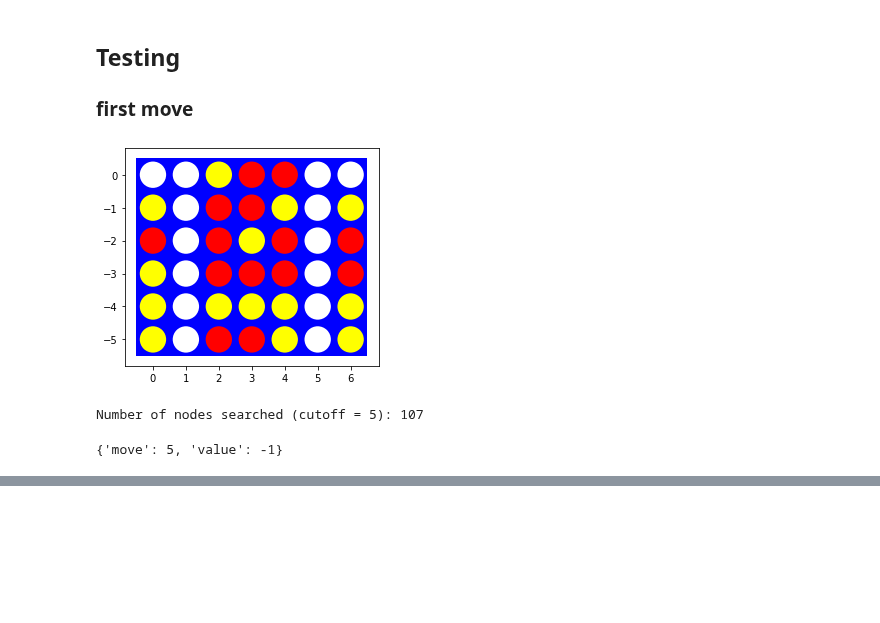
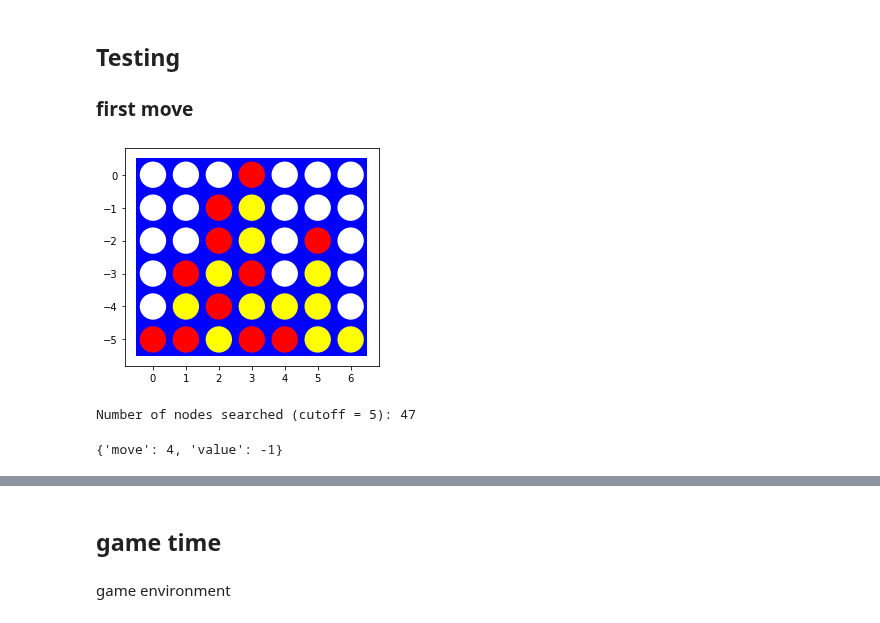
Before and after one commit to kirkwat/artificial-intelligence, a Jupyter notebook: connect4_comp/search_environment.ipynb, the cells around one changed output, grey strips where cells are left out. Cells and saved outputs as stored; diff of their text form; code cells hidden in the pictures; blank space fills up the shorter version.

```diff
--- a/connect4_comp/search_environment.ipynb
+++ b/connect4_comp/search_environment.ipynb
@@ -467,10 +566,10 @@ def eval_fun(board, player):
 
 board = [[ 0, 0, 0, 0, 0, 0, 0],
          [ 0, 0, 0, 0, 0, 0, 0],
-         [ 0, 0, 0, 0, 0, 0, 0],
-         [ 0, 0, 0, 0, 0, 0, 0],
-         [ 0, 0, 0, 1, 0, 0, 0],
-         [ 1, 1, 0, 0, 0, 0, 0]]
+         [ 0, 0, 0, 0, 0,-1, 0],
+         [ 0, 0, 1, 0,-1, 0, 0],
+         [ 0, 1, 0, 1, 0, 0, 0],
+         [ 1, 0, 0, 0, 0, 0, 0]]
 visualize(board)
 print(eval_fun(board,1))
 # %% [output]
@@ -549,17 +648,17 @@ class Heuristic_ab_search:
 
 ### first move
 # %%
-board = [[ 0, 0,-1, 1, 1, 0, 0],
-         [-1, 0, 1, 1,-1, 0,-1],
-         [ 1, 0, 1,-1, 1, 0, 1],
-         [-1, 0, 1, 1, 1, 0, 1],
-         [-1, 0,-1,-1,-1, 0,-1],
-         [-1, 0, 1, 1,-1, 0,-1]]
+board = [[ 0, 0, 0, 1, 0, 0, 0],
+         [ 0, 0, 1,-1, 0, 0, 0],
+         [ 0, 0, 1,-1, 0, 1, 0],
+         [ 0, 1,-1, 1, 0,-1, 0],
+         [ 0,-1, 1,-1,-1,-1, 0],
+         [ 1, 1,-1, 1, 1,-1,-1]]
 visualize(board)
 
 red_move=Heuristic_ab_search(player=1, heuristic=eval_fun, cutoff=5, debug=1)
 %time display(red_move.find_move(board))
 # %% [output]
-[figure, old version]
+[figure, new version]
-Number of nodes searched (cutoff = 5): 107
+Number of nodes searched (cutoff = 5): 47
-{'move': 5, 'value': -1}
+{'move': 4, 'value': -1}
@@ -567,0 +667,2 @@ Wall time: 84.1 ms
+# %% [markdown]
+## game time
@@ -567,0 +672,2 @@ Wall time: 84.1 ms
+# %% [markdown]
+game environment
```
Also changed, not shown: parts of 15 cells of this notebook.
